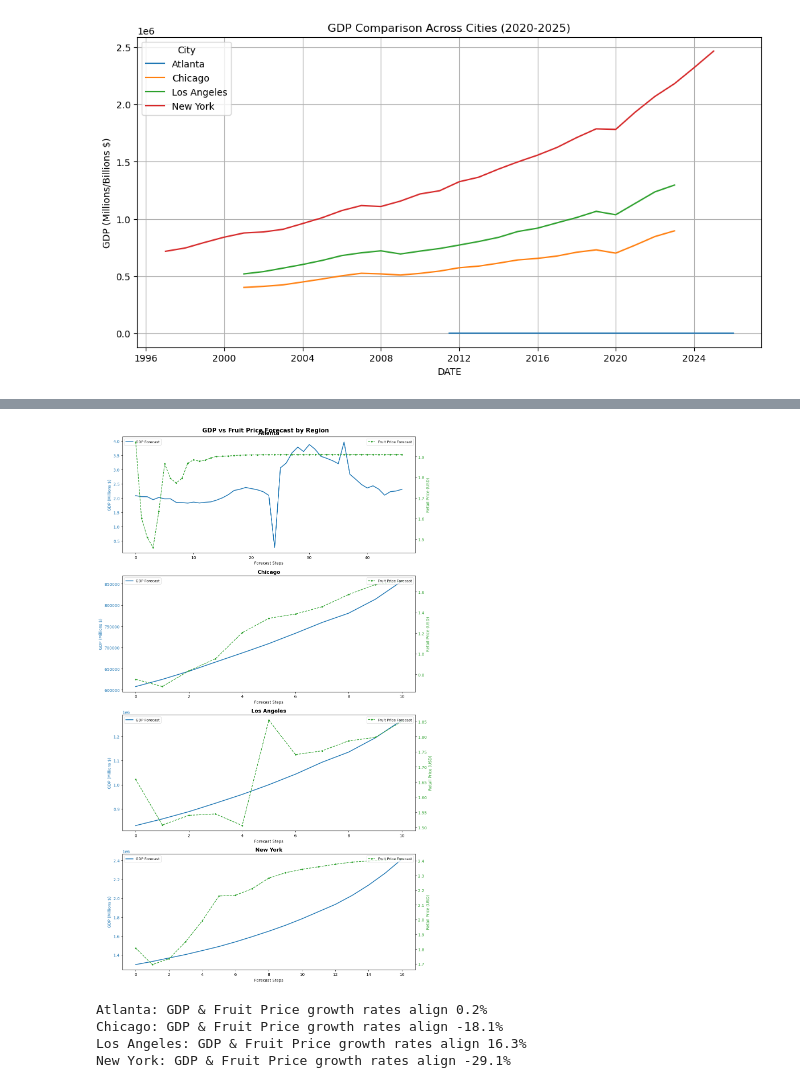
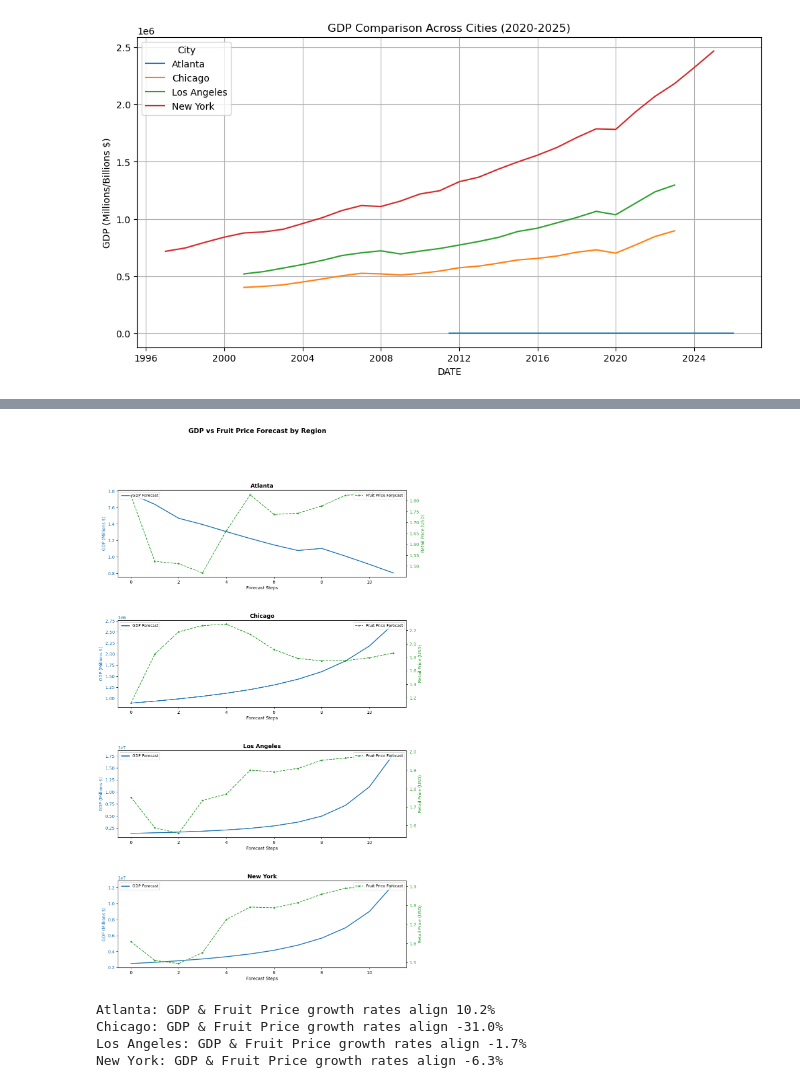
Before and after one commit to alexawiker359/404GroupProject, a Jupyter notebook: Data_Exploration.ipynb, the cells around one changed output, grey strips where cells are left out. Drawn from its saved outputs; the diff is of its cells as text; code cells hidden in the pictures.

```diff
--- a/Data_Exploration.ipynb
+++ b/Data_Exploration.ipynb
@@ -303,9 +303,10 @@ plt.show()
 LST_WINDOW = 12
 FORECAST_STEPS = 12
 city_forecasts = {}
+city_scalers = {}
 
 for city in gdp_combined['City'].unique():
-    scaler = city_scalers[city]
+    scaler = MinMaxScaler()
     city_vals = gdp_combined[gdp_combined['City'] == city]['GDP'].values.reshape(-1, 1)
     scaled_data = scaler.fit_transform(city_vals)
 
@@ -402,7 +403,7 @@ for city, col in retail_zones.items():
     model = build_model(LST_WINDOW)
     model.fit(X_f, y_f, epochs=20, batch_size=64, callbacks=[es], verbose=1)
 
-    num_forecast_steps = len(city_predictions[city])
+    num_forecast_steps = FORECAST_STEPS
     current_batch = scaled_prices[-LST_WINDOW:].reshape((1, LST_WINDOW, 1))
     city_forecast = []
 
@@ -436,30 +437,30 @@ Epoch 20/20
 # %%
 fig, axes = plt.subplots(4, 1, figsize=(12, 20))
 
 for i, city in enumerate(retail_zones.keys()):
     ax1 = axes[i]
     ax2 = ax1.twinx()
 
-    ax1.plot(city_predictions[city], color='tab:blue', linewidth=2, label='GDP Forecast')
+    ax1.plot(city_forecasts[city], color='tab:blue', linewidth=2, label='GDP Forecast')
     ax2.plot(fruit_zonal_preds[city], color='tab:green', linestyle='--', marker='o', markersize=3, label='Fruit Price Forecast')
 
     ax1.set_title(city, fontsize=13, fontweight='bold')
     ax1.set_xlabel('Forecast Steps')
     ax1.set_ylabel('GDP (Millions $)', color='tab:blue')
     ax2.set_ylabel('Retail Price (USD)', color='tab:green')
     ax1.tick_params(axis='y', labelcolor='tab:blue')
     ax2.tick_params(axis='y', labelcolor='tab:green')
     ax1.legend(loc='upper left', fontsize=9)
     ax2.legend(loc='upper right', fontsize=9)
 
 plt.suptitle('GDP vs Fruit Price Forecast by Region', fontsize=15, fontweight='bold')
-plt.tight_layout()
+plt.subplots_adjust(hspace=0.5)
 plt.show()
 # %% [output]
-[figure, old version]
+[figure, new version]
 # %%
 for city in retail_zones.keys():
-    gdp = city_predictions[city].flatten()
+    gdp = city_forecasts[city].flatten()
     fruit = fruit_zonal_preds[city].flatten()
 
     # Trim to same length
@@ -475,7 +476,7 @@ for city in retail_zones.keys():
 
     print(f"{city}: GDP & Fruit Price growth rates align {correlation:.1f}%")
 # %% [output]
-Atlanta: GDP & Fruit Price growth rates align 0.2%
-Chicago: GDP & Fruit Price growth rates align -18.1%
-Los Angeles: GDP & Fruit Price growth rates align 16.3%
-New York: GDP & Fruit Price growth rates align -29.1%
+Atlanta: GDP & Fruit Price growth rates align 10.2%
+Chicago: GDP & Fruit Price growth rates align -31.0%
+Los Angeles: GDP & Fruit Price growth rates align -1.7%
+New York: GDP & Fruit Price growth rates align -6.3%
```
Also changed, not shown: parts of 5 cells of this notebook.
